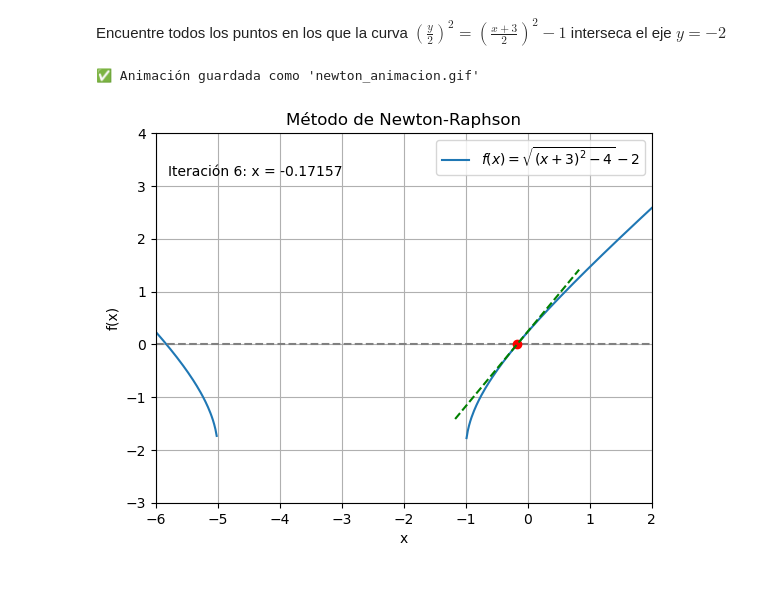
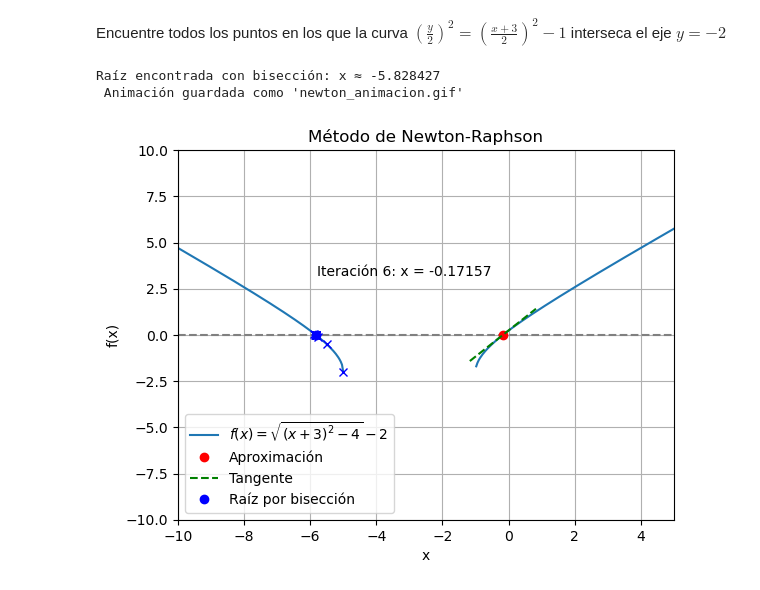
Before and after one commit to DaniMF05/TALLERERS_MN, a Jupyter notebook: TALLER_02/ejercicio_2.ipynb, the cells around one changed output. Drawn from its saved outputs; the diff is of its cells as text; code cells hidden in the pictures.

```diff
--- a/TALLER_02/ejercicio_2.ipynb
+++ b/TALLER_02/ejercicio_2.ipynb
@@ -24,14 +24,14 @@ for _ in range(6):
     steps.append(x_next)
 
 # === Preparar el gráfico base ===
-x_vals = np.linspace(-6, 2, 400)
+x_vals = np.linspace(-10, 5, 400)
 y_vals = f(x_vals)
 
 fig, ax = plt.subplots()
 ax.plot(x_vals, y_vals, label=r"$f(x) = \sqrt{(x+3)^2 - 4} - 2$")
 ax.axhline(0, color='gray', linestyle='--')
-ax.set_xlim(-6, 2)
-ax.set_ylim(-3, 4)
+ax.set_xlim(-10, 5)
+ax.set_ylim(-10, 10)
 ax.set_title("Método de Newton-Raphson")
 ax.set_xlabel("x")
 ax.set_ylabel("f(x)")
@@ -39,34 +39,62 @@ ax.grid(True)
 ax.legend()
 
 # Elementos actualizables
 punto, = ax.plot([], [], 'ro', label='Aproximación')
 tangente, = ax.plot([], [], 'g--', label='Tangente')
 texto = ax.text(-5.8, 3.2, '', fontsize=10)
 
 # === Función para actualizar cada frame ===
 def update(frame):
     x = steps[frame]
     y = f(x)
     punto.set_data([x], [y])
 
     # Tangente
     m = f_prime(x)
     x_tan = np.linspace(x - 1, x + 1, 100)
     y_tan = m * (x_tan - x) + y
     tangente.set_data(x_tan, y_tan)
 
     texto.set_text(f"Iteración {frame}: x = {x:.5f}")
     return punto, tangente, texto
 
+# === Método de Bisección ===
+def biseccion(f, a, b, tol=1e-6, max_iter=50):
+    if f(a) * f(b) >= 0:
+        raise ValueError("f(a) y f(b) no tienen signos opuestos")
+
+    pasos_biseccion = []
+    for i in range(max_iter):
+        c = (a + b) / 2
+        pasos_biseccion.append(c)
+        if abs(f(c)) < tol or (b - a) / 2 < tol:
+            break
+        if f(a) * f(c) < 0:
+            b = c
+        else:
+            a = c
+    return c, pasos_biseccion
+
+# Buscar otra raíz en [-6, -4]
+raiz_bis, pasos_bis = biseccion(f, -6, -4)
+print(f"Raíz encontrada con bisección: x ≈ {raiz_bis:.6f}")
+
+for i, x_b in enumerate(pasos_bis):
+    ax.plot(x_b, f(x_b), 'bx')  # puntos azules en cada paso
+ax.plot(raiz_bis, f(raiz_bis), 'bo', label='Raíz por bisección')
+ax.legend()
+
+
 # === Crear y guardar animación ===
 ani = FuncAnimation(fig, update, frames=len(steps), interval=1000, blit=True)
 
 # Guardar como .gif
 ani.save(r"C:\Users\PcUser\OneDrive - Escuela Politécnica Nacional\Escritorio\Miguel Robles\4to\Metodos_ numericos\Laboratorios\LAboratorios grupales\lab2\newton_animacion.gif", writer=PillowWriter(fps=1))
 
 
-
-print("✅ Animación guardada como 'newton_animacion.gif'")
+#salida
+print(" Animación guardada como 'newton_animacion.gif'")
 # %% [output]
-✅ Animación guardada como 'newton_animacion.gif'
+Raíz encontrada con bisección: x ≈ -5.828427
+ Animación guardada como 'newton_animacion.gif'
-[figure, old version]
+[figure, new version]
```
